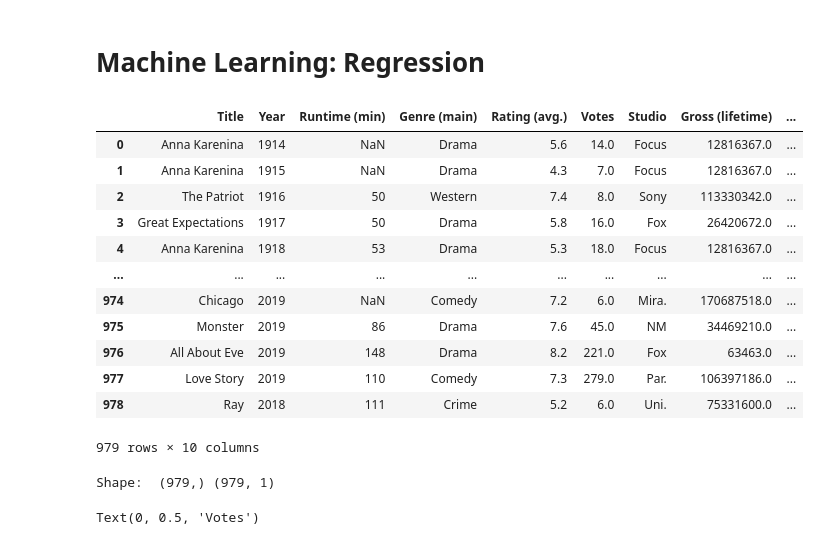
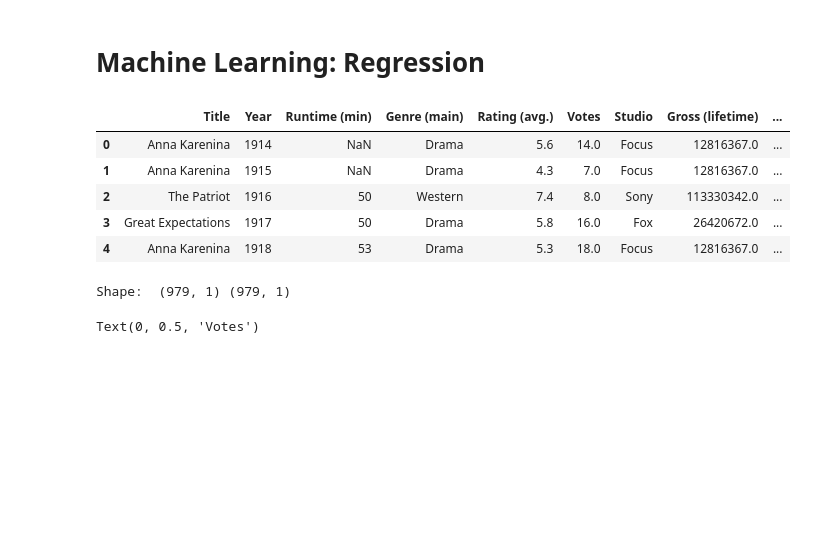
Before and after one commit to AlejandraRosa/final_project, a Jupyter notebook: notebooks/regressions.ipynb, the cells around one changed output. Cells and saved outputs as stored; diff of their text form; code cells hidden in the pictures; blank space fills up the shorter version.

```diff
--- a/notebooks/regressions.ipynb
+++ b/notebooks/regressions.ipynb
@@ -74,46 +71,30 @@ dropped.head()
 dropped = dropped.reset_index()
 dropped = dropped.drop(['index'], axis=1)
 # %%
-dropped.head(1000)
+dropped.head()
 # %% [output]
 |  | Title | Year | Runtime (min) | Genre (main) | Rating (avg.) | Votes | Studio | Gross (lifetime) | ... |
 | 0 | Anna Karenina | 1914 | NaN | Drama | 5.6 | 14.0 | Focus | 12816367.0 | ... |
 | 1 | Anna Karenina | 1915 | NaN | Drama | 4.3 | 7.0 | Focus | 12816367.0 | ... |
 | 2 | The Patriot | 1916 | 50 | Western | 7.4 | 8.0 | Sony | 113330342.0 | ... |
 | 3 | Great Expectations | 1917 | 50 | Drama | 5.8 | 16.0 | Fox | 26420672.0 | ... |
 | 4 | Anna Karenina | 1918 | 53 | Drama | 5.3 | 18.0 | Focus | 12816367.0 | ... |
-| ... | ... | ... | ... | ... | ... | ... | ... | ... | ... |
-| 974 | Chicago | 2019 | NaN | Comedy | 7.2 | 6.0 | Mira. | 170687518.0 | ... |
-| 975 | Monster | 2019 | 86 | Drama | 7.6 | 45.0 | NM | 34469210.0 | ... |
-| 976 | All About Eve | 2019 | 148 | Drama | 8.2 | 221.0 | Fox | 63463.0 | ... |
-| 977 | Love Story | 2019 | 110 | Comedy | 7.3 | 279.0 | Par. | 106397186.0 | ... |
-| 978 | Ray | 2018 | 111 | Crime | 5.2 | 6.0 | Uni. | 75331600.0 | ... |
-979 rows × 10 columns
 # %%
 ## FIX NaN
-## Ins_Multiple_Linear_Regression_Sklearn
 ## DUPLICATES
-## CHECK X and x
-## REFACTOR
-## TODO: VOTES AGAINST GROSS, RATING AGAINST AWARDS, RATING AGAINST GROSS
+## More data: Budget, Country (e.g. most popular genres by country)
 
-# DO STUFF WITH GENRES
-# Budget
-# Country (e.g. most popular genres by country)
-# https://towardsdatascience.com/collecting-movie-data-445ca1ead8e5
+# X and x
+# TODO: VOTES AGAINST GROSS, RATING AGAINST AWARDS, RATING AGAINST GROSS, GENRES
 
 # Calculate avg gross ($) per movie
 #box_plot['Avg. lifetime gross'] = box_plot['lifetime_gross']/box_plot['title']
 
-# Reset index to get year in column
-#box_plot.reset_index()
-
-# Assign data to X, y
-# Note: Sklearn requires a two-dimensional array of values so we use reshape to create this
-x = dropped['Rating (avg.)'].values.reshape(-1, 1)
+# Assign data to X, y (Sklearn requires a two-dimensional array of values so we use reshape to create this)
+X = dropped['Rating (avg.)'].values.reshape(-1, 1)
 y = dropped['Votes'].values.reshape(-1, 1)
 print("Shape: ", X.shape, y.shape)
 # %% [output]
-Shape:  (979,) (979, 1)
+Shape:  (979, 1) (979, 1)
 # %%
 # Plot the data to see if a linear trend exists
```
Also changed, not shown: parts of 22 cells of this notebook.
